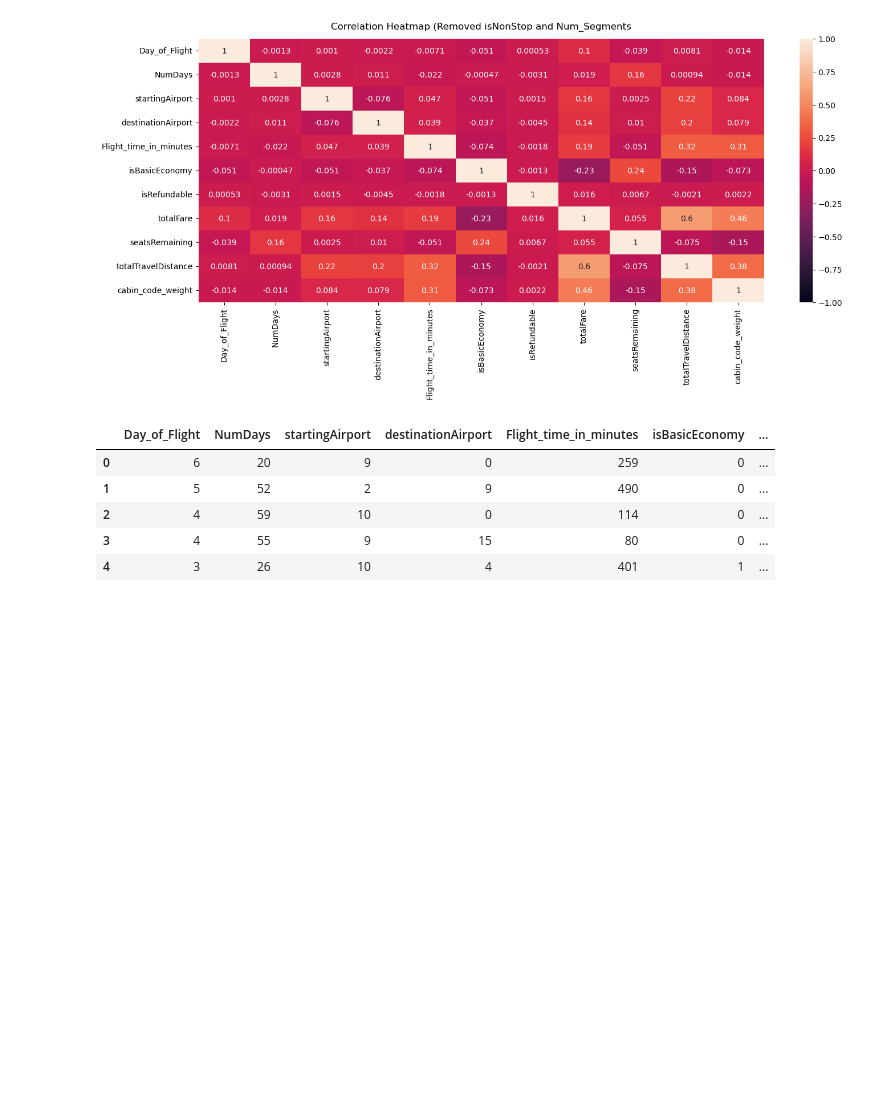
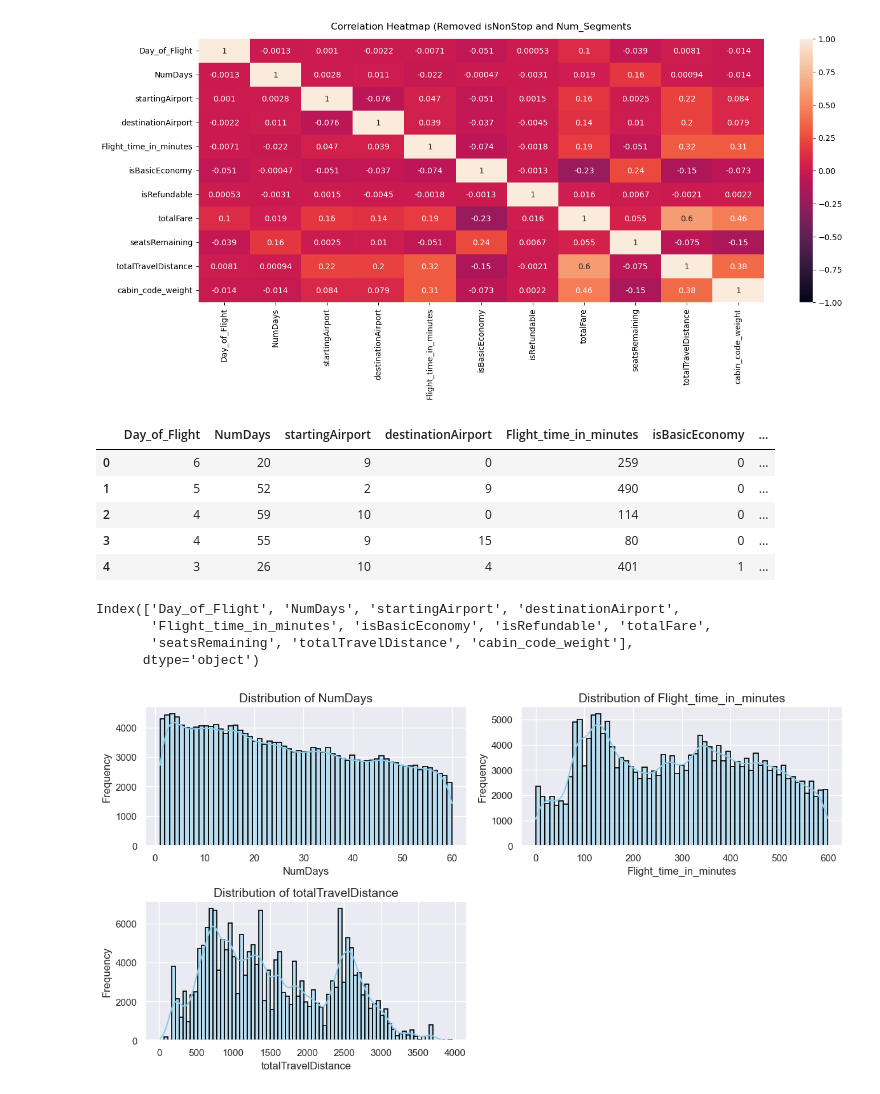
Before and after one commit to ArnabMitra0408/Flight_Price_Prediction, a Jupyter notebook: feature_engineering_and_selection.ipynb, the cells around one changed output. Saved outputs shown, nothing was run; the diff lists cells and outputs as text; code cells hidden in the pictures; blank space fills up the shorter version.

```diff
--- a/feature_engineering_and_selection.ipynb
+++ b/feature_engineering_and_selection.ipynb
@@ -62,3 +63,43 @@ data.head()
 | 2 | 4 | 59 | 10 | 0 | 114 | 0 | ... |
 | 3 | 4 | 55 | 9 | 15 | 80 | 0 | ... |
 | 4 | 3 | 26 | 10 | 4 | 401 | 1 | ... |
+# %%
+sample_df=data.sample(frac=0.1,ignore_index=True,random_state=42)
+# %%
+sample_df.columns
+# %% [output]
+Index(['Day_of_Flight', 'NumDays', 'startingAirport', 'destinationAirport',
+       'Flight_time_in_minutes', 'isBasicEconomy', 'isRefundable', 'totalFare',
+       'seatsRemaining', 'totalTravelDistance', 'cabin_code_weight'],
+      dtype='object')
+# %%
+#distribution
+
+sns.set_theme(style="darkgrid")
+
+# Assuming df is your pandas DataFrame with 10 columns
+
+# Create a figure and axis object for better customization
+fig, axes = plt.subplots(nrows=5, ncols=2, figsize=(12, 15))
+
+# Flatten the axes array
+axes = axes.flatten()
+
+# Plot each column's distribution
+for i, column in enumerate(['NumDays','Flight_time_in_minutes','totalTravelDistance']):
+    sns.histplot(sample_df[column], kde=True, ax=axes[i], color='skyblue', edgecolor='black', linewidth=1.2)
+    axes[i].set_title(f'Distribution of {column}', fontsize=14)
+    axes[i].set_xlabel(column, fontsize=12)
+    axes[i].set_ylabel('Frequency', fontsize=12)
+
+# Remove any unused subplots
+for j in range(len(['NumDays','Flight_time_in_minutes','totalTravelDistance']), len(axes)):
+    fig.delaxes(axes[j])
+
+# Adjust layout
+plt.tight_layout()
+
+# Show plot
+plt.show()
+# %% [output]
+[figure, added]
```
Also changed, not shown: parts of 2 cells of this notebook.
